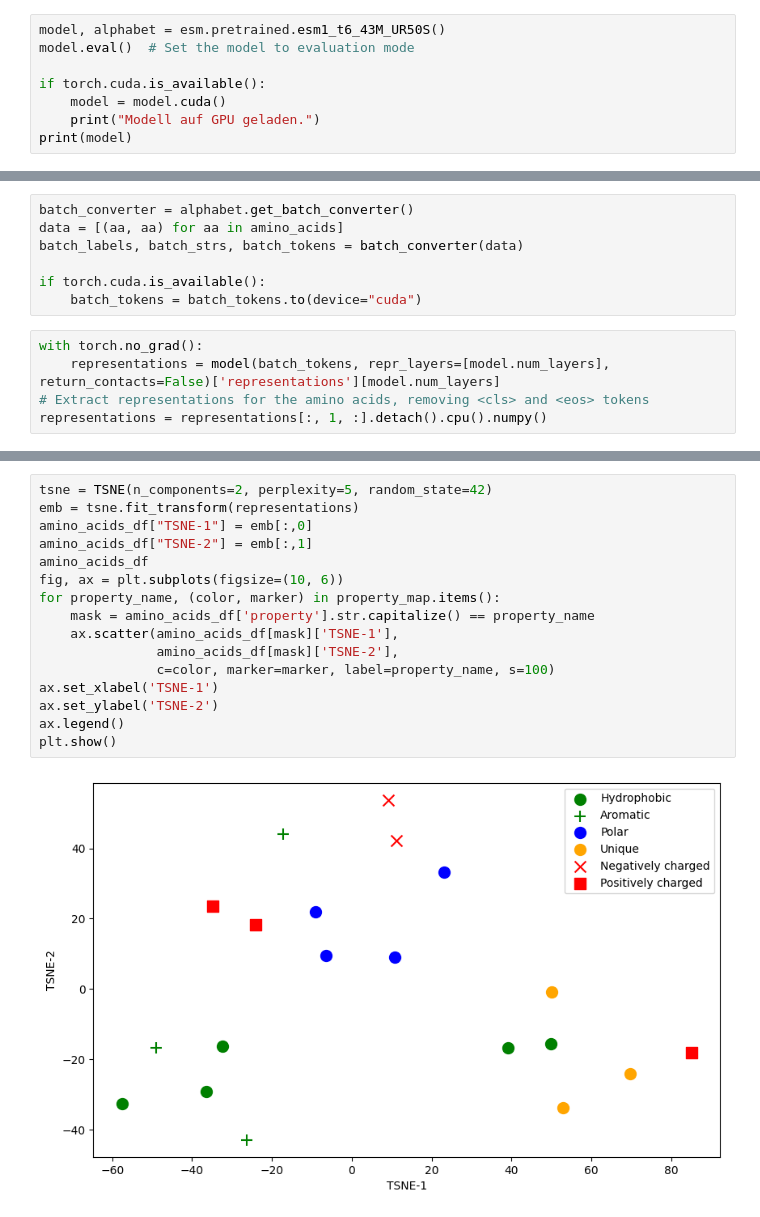
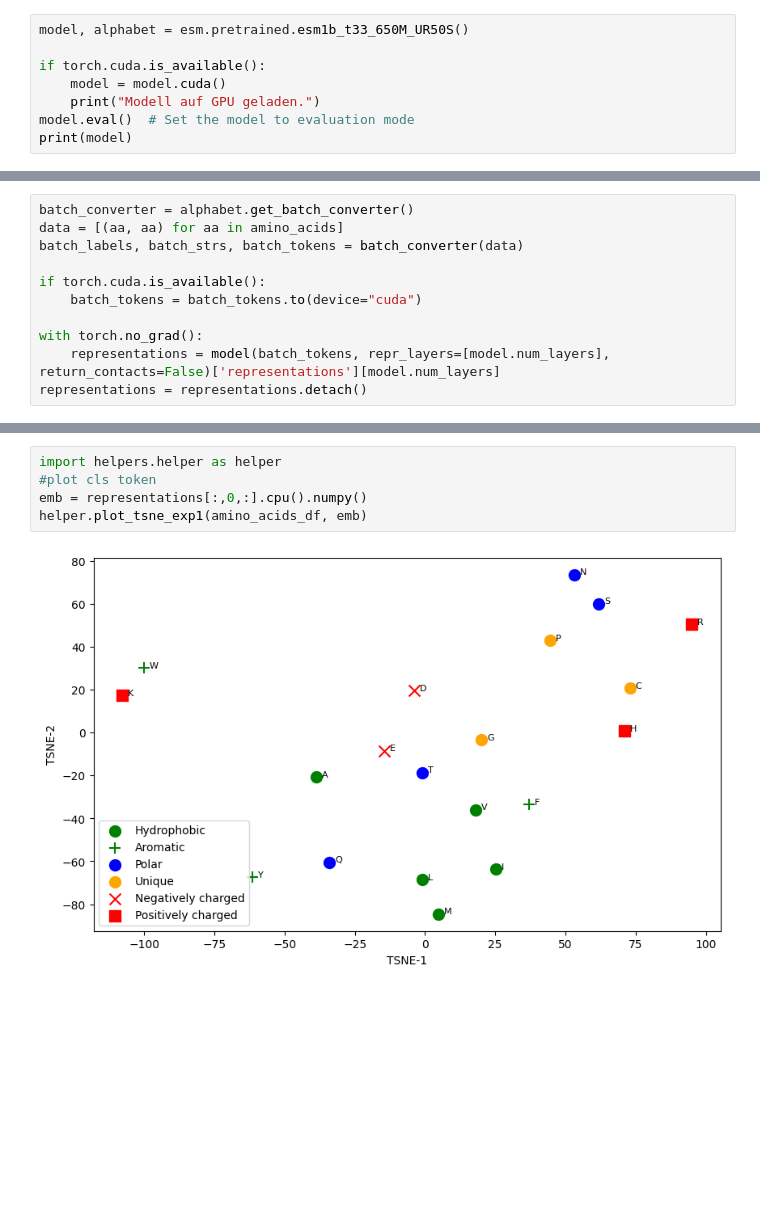
Before and after one commit to dgloukhman/unsupervised-learning-in-biology, a Jupyter notebook: experiments/Experiment_1.ipynb, the cells around one changed output, grey strips where cells are left out. Drawn from its saved outputs; the diff is of its cells as text; blank space fills up the shorter version.

```diff
--- a/experiments/Experiment_1.ipynb
+++ b/experiments/Experiment_1.ipynb
@@ -7,10 +5,10 @@ import matplotlib.pyplot as plt
 # %%
-model, alphabet = esm.pretrained.esm1_t6_43M_UR50S()
-model.eval()  # Set the model to evaluation mode
+model, alphabet = esm.pretrained.esm1b_t33_650M_UR50S()
 
 if torch.cuda.is_available():
     model = model.cuda()
     print("Modell auf GPU geladen.")
+model.eval()  # Set the model to evaluation mode
 print(model)
 # %% [output]
 ProteinBertModel(
@@ -80,8 +75,7 @@ batch_labels, batch_strs, batch_tokens = batch_converter(data)
 
 if torch.cuda.is_available():
     batch_tokens = batch_tokens.to(device="cuda")
+
+with torch.no_grad():
+    representations = model(batch_tokens, repr_layers=[model.num_layers], return_contacts=False)['representations'][model.num_layers]
+representations = representations.detach()
-# %%
-with torch.no_grad():
-    representations = model(batch_tokens, repr_layers=[model.num_layers], return_contacts=False)['representations'][model.num_layers]
-# Extract representations for the amino acids, removing <cls> and <eos> tokens
-representations = representations[:, 1, :].detach().cpu().numpy()
@@ -92,18 +82,7 @@ representations.shape
 # %%
-tsne = TSNE(n_components=2, perplexity=5, random_state=42)
-emb = tsne.fit_transform(representations)
-amino_acids_df["TSNE-1"] = emb[:,0]
-amino_acids_df["TSNE-2"] = emb[:,1]
-amino_acids_df
-fig, ax = plt.subplots(figsize=(10, 6))
-for property_name, (color, marker) in property_map.items():
-    mask = amino_acids_df['property'].str.capitalize() == property_name
-    ax.scatter(amino_acids_df[mask]['TSNE-1'],
-               amino_acids_df[mask]['TSNE-2'],
-               c=color, marker=marker, label=property_name, s=100)
-ax.set_xlabel('TSNE-1')
-ax.set_ylabel('TSNE-2')
-ax.legend()
-plt.show()
+import helpers.helper as helper
+#plot cls token
+emb = representations[:,0,:].cpu().numpy()
+helper.plot_tsne_exp1(amino_acids_df, emb)
 # %% [output]
-[figure, old version]
+[figure, new version]
```
Also changed, not shown: parts of 10 cells of this notebook, 1 other file.
